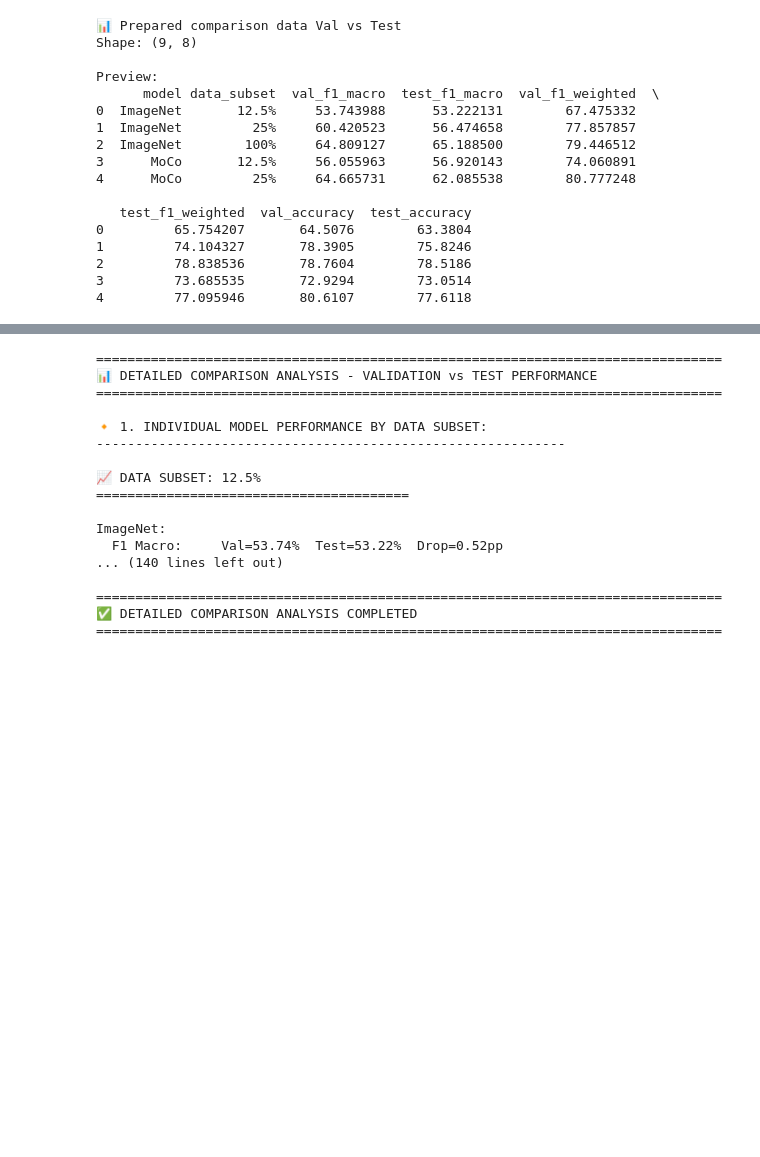
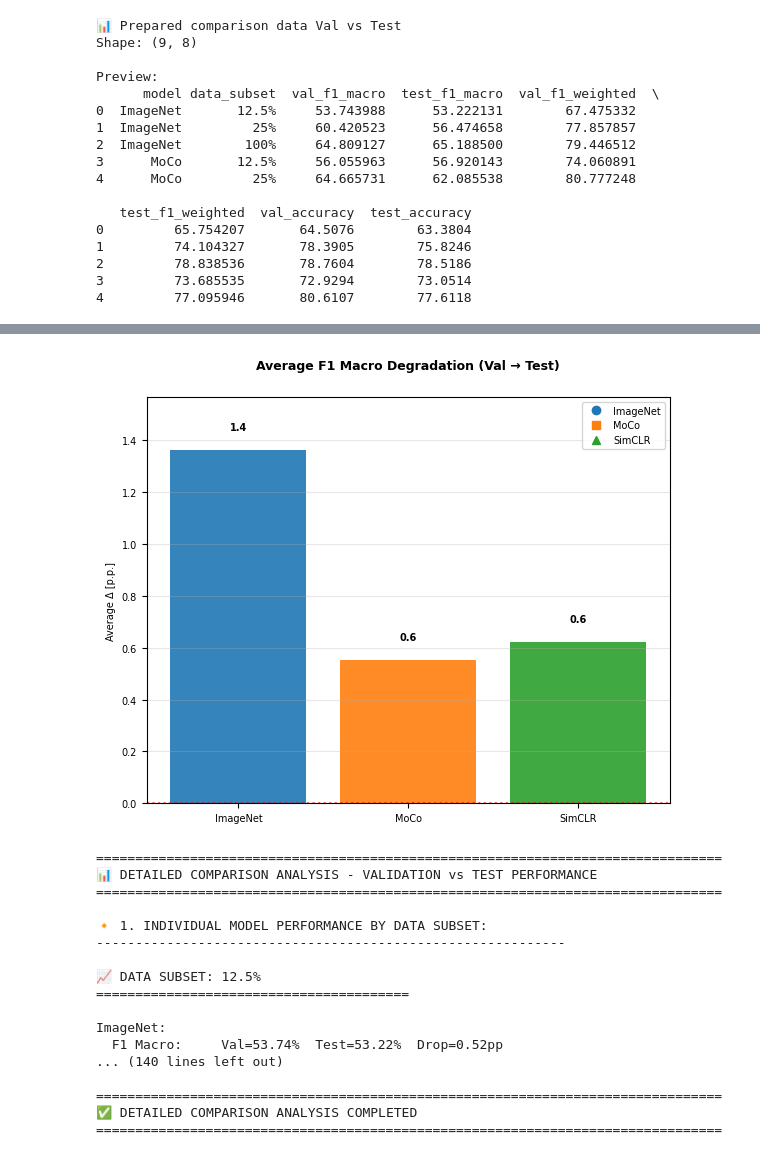
Before and after one commit to jmachalica/SelfSupSurg, a Jupyter notebook: utils/notebooks/analyze_results.ipynb, the cells around one changed output, grey strips where cells are left out. Cells and saved outputs as stored; diff of their text form; code cells hidden in the pictures; blank space fills up the shorter version.

```diff
--- a/utils/notebooks/analyze_results.ipynb
+++ b/utils/notebooks/analyze_results.ipynb
@@ -1001,0 +1024,56 @@ plt.show()
+# %%
+# === Average F1 Macro Degradation (Val → Test) ===
+
+fig, ax = plt.subplots(figsize=(6, 5))  # możesz zmienić rozmiar np. (5,4)
+
+# Obliczenie średniego spadku F1 Macro
+avg_drop = (
+    df_comparison["val_f1_macro"] - df_comparison["test_f1_macro"]
+).groupby(df_comparison["model"]).mean()
+
+# Słupki
+bars = ax.bar(
+    avg_drop.index,
+    avg_drop.values,
+    color=[model_colors[m] for m in avg_drop.index],
+    alpha=0.9,
+)
+
+# Etykiety nad słupkami
+for b, v in zip(bars, avg_drop.values):
+    ax.text(
+        b.get_x() + b.get_width() / 2,
+        v + (0.07 if v >= 0 else -0.25),
+        f"{v:.1f}",
+        ha="center",
+        va="bottom",
+        fontweight="bold",
+        fontsize=TICK_SIZE,
+    )
+
+# Linia odniesienia (0)
+ax.axhline(0, linestyle=":", color="red", alpha=0.6, linewidth=1.5)
+
+# Opisy i siatka
+ax.set_title(
+    "Average F1 Macro Degradation (Val → Test)",
+    fontsize=TITLE_SIZE,
+    fontweight="bold",
+    pad=20,
+)
+ax.set_ylabel("Average Δ [p.p.]", fontsize=LABEL_SIZE)
+ax.grid(True, axis="y", alpha=0.3)
+ax.tick_params(labelsize=TICK_SIZE)
+ax.margins(y=0.15)
+
+# Legenda (opcjonalna)
+handles = [
+    plt.Line2D([0], [0], marker=model_markers[m], color=model_colors[m], linestyle="", label=m)
+    for m in avg_drop.index
+]
+ax.legend(handles=handles, loc="upper right", frameon=True, fontsize=LEGEND_SIZE)
+
+plt.tight_layout()
+plt.show()
+# %% [output]
+[figure, added]
```
Also changed, not shown: parts of 11 cells of this notebook.
